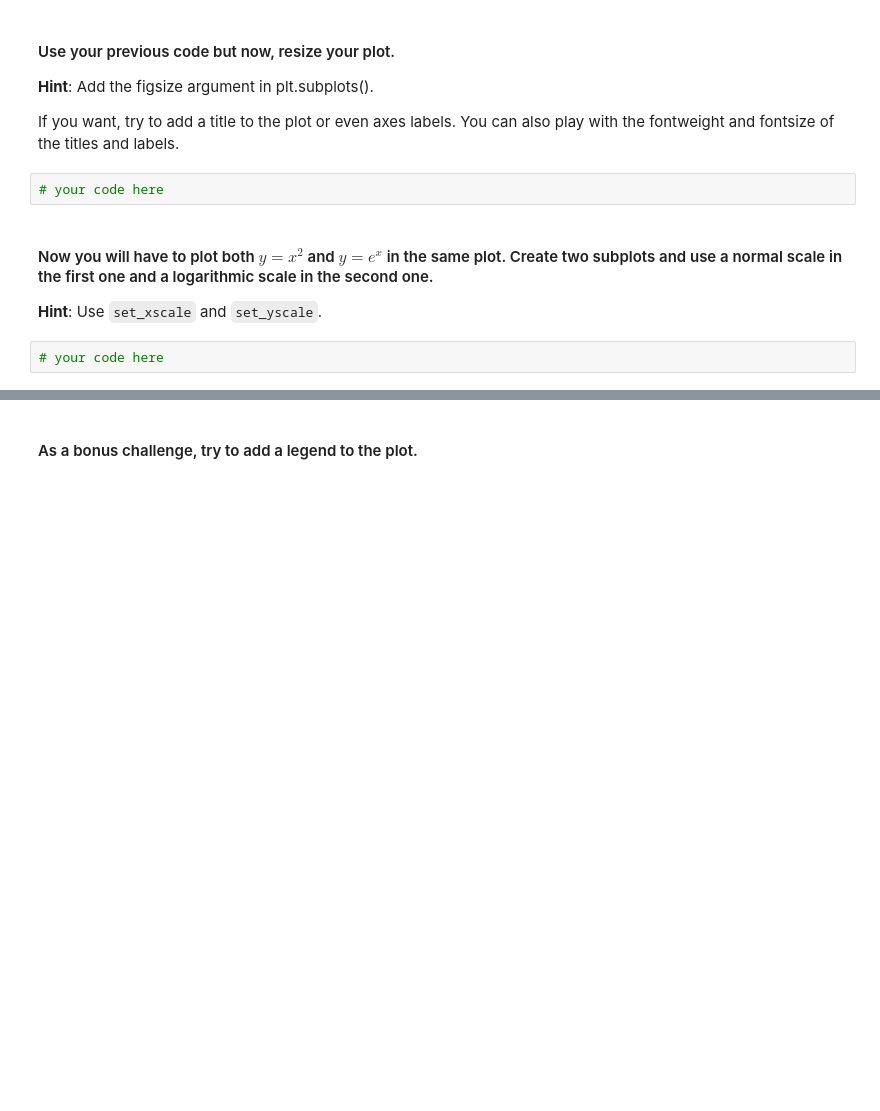
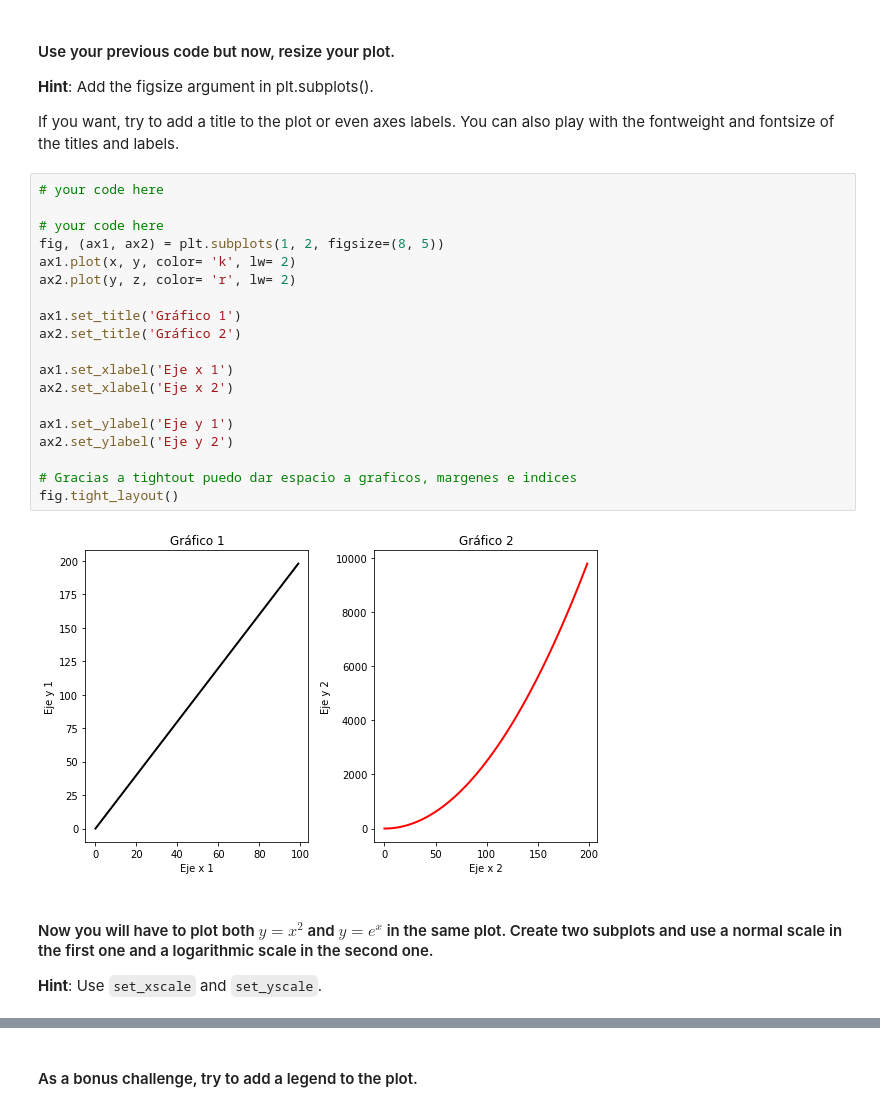
Before and after one commit to napoleonthevitzla/dataptmad1121_labs, a Jupyter notebook: module-2/matplotlib-seaborn/your-code/main.ipynb, the cells around one changed output, grey strips where cells are left out. Drawn from its saved outputs; the diff is of its cells as text; blank space fills up the shorter version.

```diff
--- a/module-2/matplotlib-seaborn/your-code/main.ipynb
+++ b/module-2/matplotlib-seaborn/your-code/main.ipynb
@@ -58,10 +58,27 @@ ax[1].plot(x, z, color = 'blue')
 **Hint**: Add the figsize argument in plt.subplots().
 
 If you want, try to add a title to the plot or even axes labels. You can also play with the fontweight and fontsize of the titles and labels.
-# %%
-# your code here
+# %%
+# your code here
+
+# your code here
+fig, (ax1, ax2) = plt.subplots(1, 2, figsize=(8, 5))
+ax1.plot(x, y, color= 'k', lw= 2)
+ax2.plot(y, z, color= 'r', lw= 2)
+
+ax1.set_title('Gráfico 1')
+ax2.set_title('Gráfico 2')
+
+ax1.set_xlabel('Eje x 1')
+ax2.set_xlabel('Eje x 2')
+
+ax1.set_ylabel('Eje y 1')
+ax2.set_ylabel('Eje y 2')
+
+# Gracias a tightout puedo dar espacio a graficos, margenes e indices
+fig.tight_layout()
+# %% [output]
+[figure, added]
 # %% [markdown]
 #### Now you will have to plot both $y=x^2$ and $y=e^x$ in the same plot. Create two subplots and use a normal scale in the first one and a logarithmic scale in the second one.
 **Hint**: Use `set_xscale` and `set_yscale`.
-# %%
-# your code here
```
Also changed, not shown: parts of 8 cells of this notebook, 2 other files.
